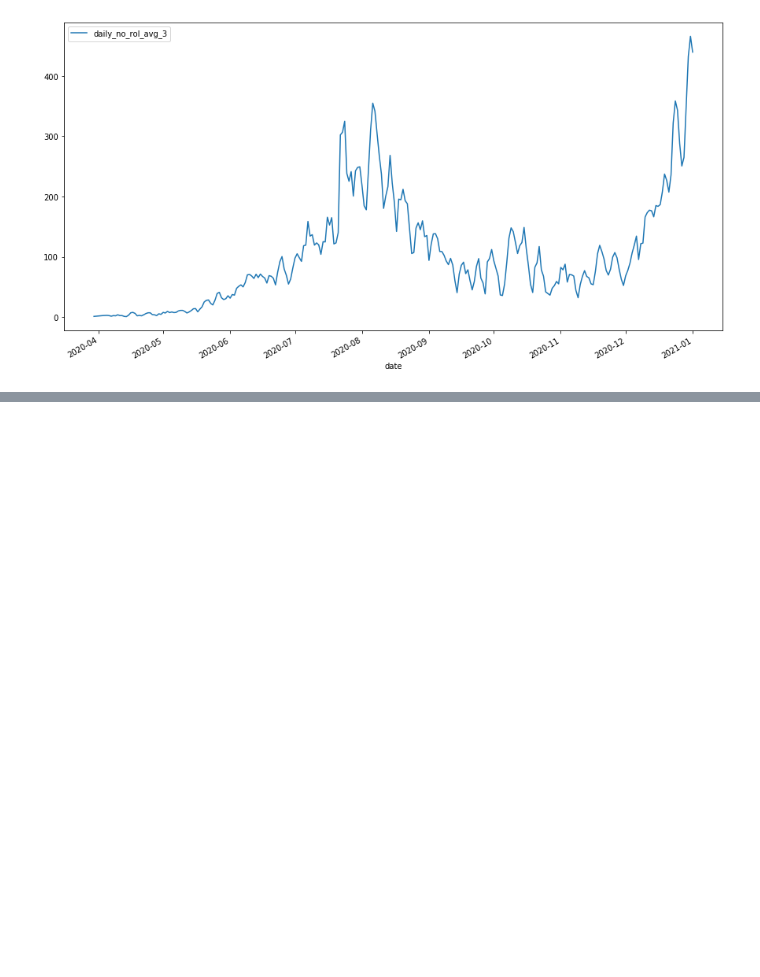
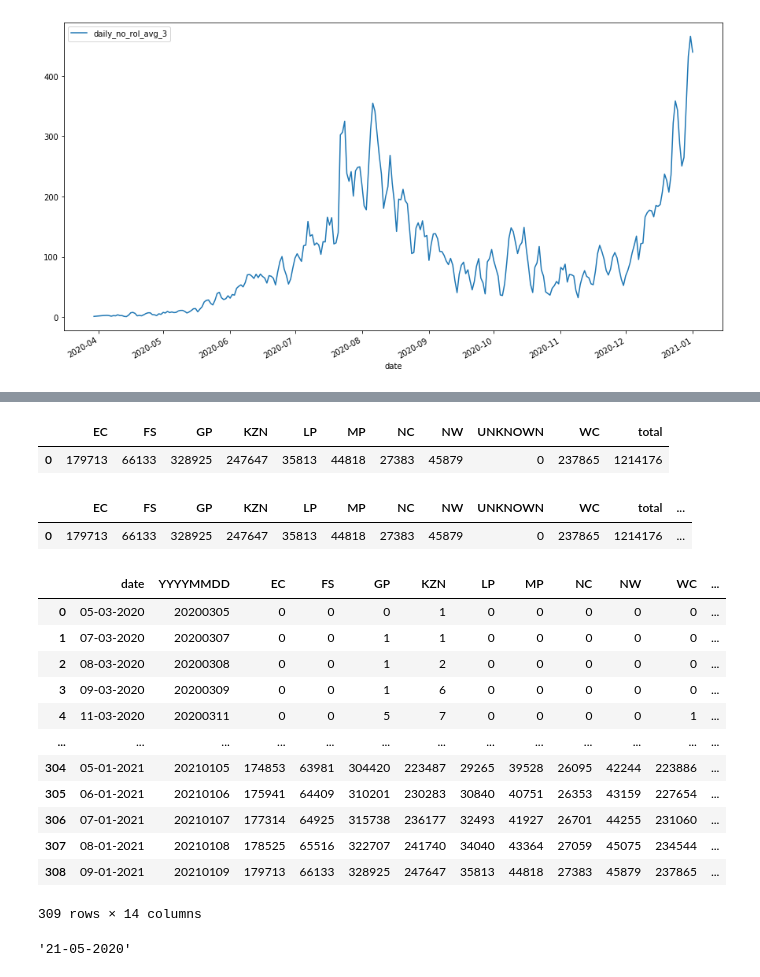
Before and after one commit to SimonRosen173/Covid19SAData_Data, a Jupyter notebook: notebooks/SA_PreProcessing.ipynb, the cells around one changed output, grey strips where cells are left out. Cells and saved outputs as stored; diff of their text form; code cells hidden in the pictures; blank space fills up the shorter version.

Commit message:
Implemented scraping code to get data directly from NICD releases rather than from DFSI repo

```diff
--- a/notebooks/SA_PreProcessing.ipynb
+++ b/notebooks/SA_PreProcessing.ipynb
@@ -653,0 +748,2 @@ deaths_data[['daily_no_rol_avg_3']].plot(figsize=figsize)
+# %%
+prov_cases_dict = {'Province': ['Eastern Cape', 'Free State', 'Gauteng', 'KwaZulu-Natal', 'Limpopo', 'Mpumalanga', 'North West', 'Northern Cape', 'Western Cape', 'Unknown', 'Total'], 'Cases': ['179713', '66133', '328925', '247647', '35813', '44818', '45879', '27383', '237865', '0', '1214176']}
@@ -653,0 +767,16 @@ deaths_data[['daily_no_rol_avg_3']].plot(figsize=figsize)
+# %%
+prov_map = {
+    "Eastern Cape": "EC",
+    "Free State": "FS",
+    "Gauteng": "GP",
+    "KwaZulu-Natal": "KZN",
+    "Limpopo": "LP",
+    "Mpumalanga": "MP",
+    "North West": "NW",
+    "Northern Cape": "NC",
+    "Western Cape": "WC",
+    "Unknown": "UNKNOWN",
+    "Total": "total"
+}
+prov_cases['Province'] = prov_cases['Province'].map(prov_map)
+prov_cases
@@ -653,0 +811,43 @@ deaths_data[['daily_no_rol_avg_3']].plot(figsize=figsize)
+# %%
+prov_cases = pd.DataFrame(prov_cases_dict)
+prov_cases['Province'] = prov_cases['Province'].map(prov_map)
+prov_cases['i'] = 0
+
+prov_cases_piv = prov_cases.pivot(index='i', columns='Province', values=['Cases'])
+prov_cases_piv.index.name = None
+prov_cases_piv = prov_cases_piv.droplevel(0, axis=1)
+prov_cases_piv.columns.name = None
+prov_cases_piv
+# %% [output]
+|  | EC | FS | GP | KZN | LP | MP | NC | NW | UNKNOWN | WC | total |
+| 0 | 179713 | 66133 | 328925 | 247647 | 35813 | 44818 | 27383 | 45879 | 0 | 237865 | 1214176 |
+# %%
+prov_cases_piv['date'] = '09-01-2021'
+prov_cases_piv['YYYYMMDD'] = '20210109'
+prov_cases_piv['source'] = 'www.site.com'
+prov_cases_piv
+# %% [output]
+|  | EC | FS | GP | KZN | LP | MP | NC | NW | UNKNOWN | WC | total | ... |
+| 0 | 179713 | 66133 | 328925 | 247647 | 35813 | 44818 | 27383 | 45879 | 0 | 237865 | 1214176 | ... |
+# %%
+df.append(prov_cases_piv, ignore_index=True)
+# %% [output]
+|  | date | YYYYMMDD | EC | FS | GP | KZN | LP | MP | NC | NW | WC | ... |
+| 0 | 05-03-2020 | 20200305 | 0 | 0 | 0 | 1 | 0 | 0 | 0 | 0 | 0 | ... |
+| 1 | 07-03-2020 | 20200307 | 0 | 0 | 1 | 1 | 0 | 0 | 0 | 0 | 0 | ... |
+| 2 | 08-03-2020 | 20200308 | 0 | 0 | 1 | 2 | 0 | 0 | 0 | 0 | 0 | ... |
+| 3 | 09-03-2020 | 20200309 | 0 | 0 | 1 | 6 | 0 | 0 | 0 | 0 | 0 | ... |
+| 4 | 11-03-2020 | 20200311 | 0 | 0 | 5 | 7 | 0 | 0 | 0 | 0 | 1 | ... |
+| ... | ... | ... | ... | ... | ... | ... | ... | ... | ... | ... | ... | ... |
+| 304 | 05-01-2021 | 20210105 | 174853 | 63981 | 304420 | 223487 | 29265 | 39528 | 26095 | 42244 | 223886 | ... |
+| 305 | 06-01-2021 | 20210106 | 175941 | 64409 | 310201 | 230283 | 30840 | 40751 | 26353 | 43159 | 227654 | ... |
+| 306 | 07-01-2021 | 20210107 | 177314 | 64925 | 315738 | 236177 | 32493 | 41927 | 26701 | 44255 | 231060 | ... |
+| 307 | 08-01-2021 | 20210108 | 178525 | 65516 | 322707 | 241740 | 34040 | 43364 | 27059 | 45075 | 234544 | ... |
+| 308 | 09-01-2021 | 20210109 | 179713 | 66133 | 328925 | 247647 | 35813 | 44818 | 27383 | 45879 | 237865 | ... |
+309 rows × 14 columns
+# %%
+from datetime import datetime
+data_date = "21 May 2020"
+datetime.strptime(data_date, '%d %b %Y').strftime('%d-%m-%Y')
+# %% [output]
+'21-05-2020'
```
Also changed, not shown: parts of 15 cells of this notebook, 27 other files.
